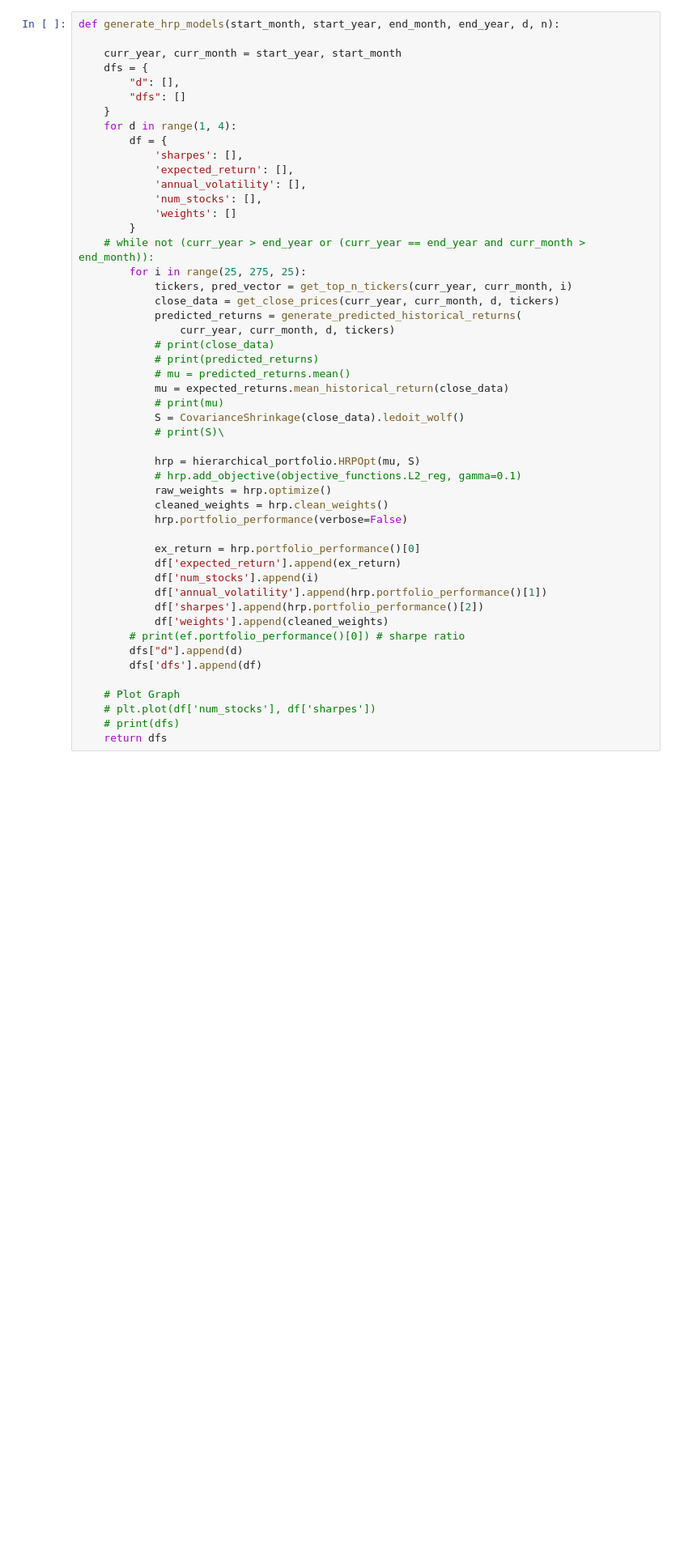
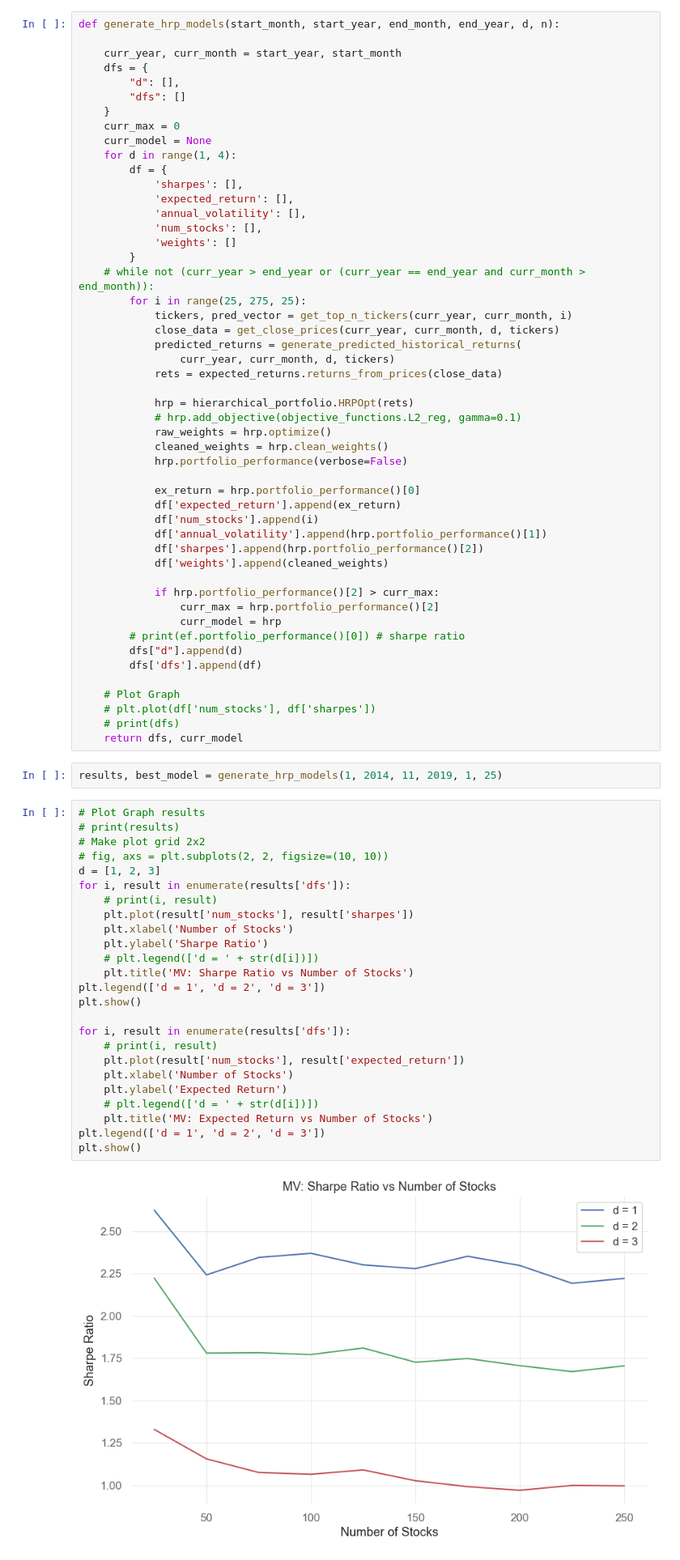
Before and after one commit to yinkiatho/RF-Portfolio-Optimization, a Jupyter notebook: HRP.ipynb, the cells around one changed output. Shown at 81% size. Drawn from its saved outputs; the diff is of its cells as text; blank space fills up the shorter version.

```diff
--- a/HRP.ipynb
+++ b/HRP.ipynb
@@ -48,6 +146,8 @@ def generate_hrp_models(start_month, start_year, end_month, end_year, d, n):
         "d": [],
         "dfs": []
     }
+    curr_max = 0
+    curr_model = None
     for d in range(1, 4):
         df = {
             'sharpes': [],
@@ -62,15 +162,9 @@ def generate_hrp_models(start_month, start_year, end_month, end_year, d, n):
             close_data = get_close_prices(curr_year, curr_month, d, tickers)
             predicted_returns = generate_predicted_historical_returns(
                 curr_year, curr_month, d, tickers)
-            # print(close_data)
-            # print(predicted_returns)
-            # mu = predicted_returns.mean()
-            mu = expected_returns.mean_historical_return(close_data)
-            # print(mu)
-            S = CovarianceShrinkage(close_data).ledoit_wolf()
-            # print(S)\
+            rets = expected_returns.returns_from_prices(close_data)
 
-            hrp = hierarchical_portfolio.HRPOpt(mu, S)
+            hrp = hierarchical_portfolio.HRPOpt(rets)
             # hrp.add_objective(objective_functions.L2_reg, gamma=0.1)
             raw_weights = hrp.optimize()
             cleaned_weights = hrp.clean_weights()
@@ -82,6 +176,10 @@ def generate_hrp_models(start_month, start_year, end_month, end_year, d, n):
             df['annual_volatility'].append(hrp.portfolio_performance()[1])
             df['sharpes'].append(hrp.portfolio_performance()[2])
             df['weights'].append(cleaned_weights)
+
+            if hrp.portfolio_performance()[2] > curr_max:
+                curr_max = hrp.portfolio_performance()[2]
+                curr_model = hrp
         # print(ef.portfolio_performance()[0]) # sharpe ratio
         dfs["d"].append(d)
         dfs['dfs'].append(df)
@@ -89,4 +187,33 @@ def generate_hrp_models(start_month, start_year, end_month, end_year, d, n):
     # Plot Graph
     # plt.plot(df['num_stocks'], df['sharpes'])
     # print(dfs)
-    return dfs
+    return dfs, curr_model
+# %%
+results, best_model = generate_hrp_models(1, 2014, 11, 2019, 1, 25)
+# %%
+# Plot Graph results
+# print(results)
+# Make plot grid 2x2
+# fig, axs = plt.subplots(2, 2, figsize=(10, 10))
+d = [1, 2, 3]
+for i, result in enumerate(results['dfs']):
+    # print(i, result)
+    plt.plot(result['num_stocks'], result['sharpes'])
+    plt.xlabel('Number of Stocks')
+    plt.ylabel('Sharpe Ratio')
+    # plt.legend(['d = ' + str(d[i])])
+    plt.title('MV: Sharpe Ratio vs Number of Stocks')
+plt.legend(['d = 1', 'd = 2', 'd = 3'])
+plt.show()
+
+for i, result in enumerate(results['dfs']):
+    # print(i, result)
+    plt.plot(result['num_stocks'], result['expected_return'])
+    plt.xlabel('Number of Stocks')
+    plt.ylabel('Expected Return')
+    # plt.legend(['d = ' + str(d[i])])
+    plt.title('MV: Expected Return vs Number of Stocks')
+plt.legend(['d = 1', 'd = 2', 'd = 3'])
+plt.show()
+# %% [output]
+[figure, added]
```
Also changed, not shown: parts of 3 cells of this notebook, 2 other files.
